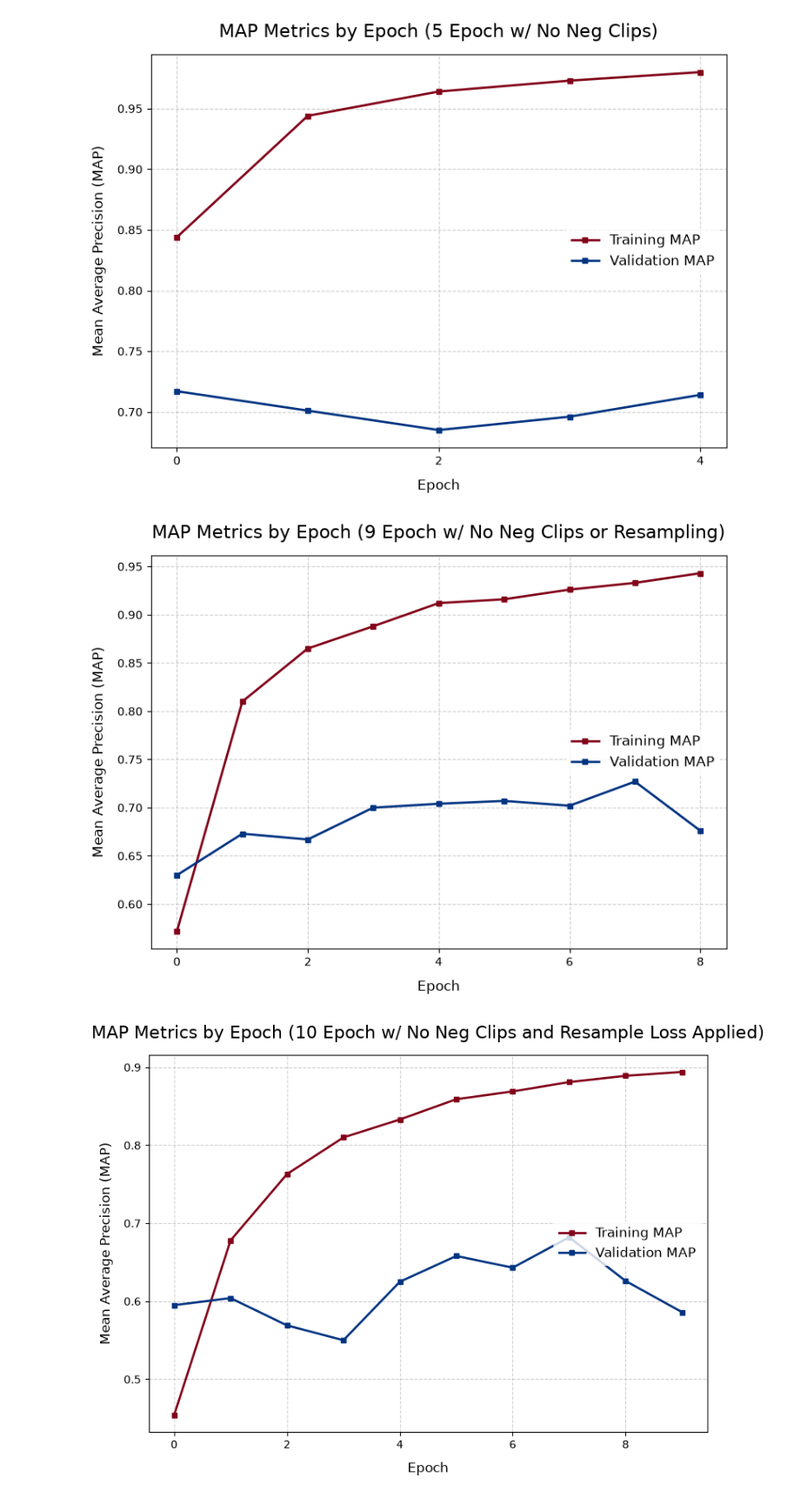
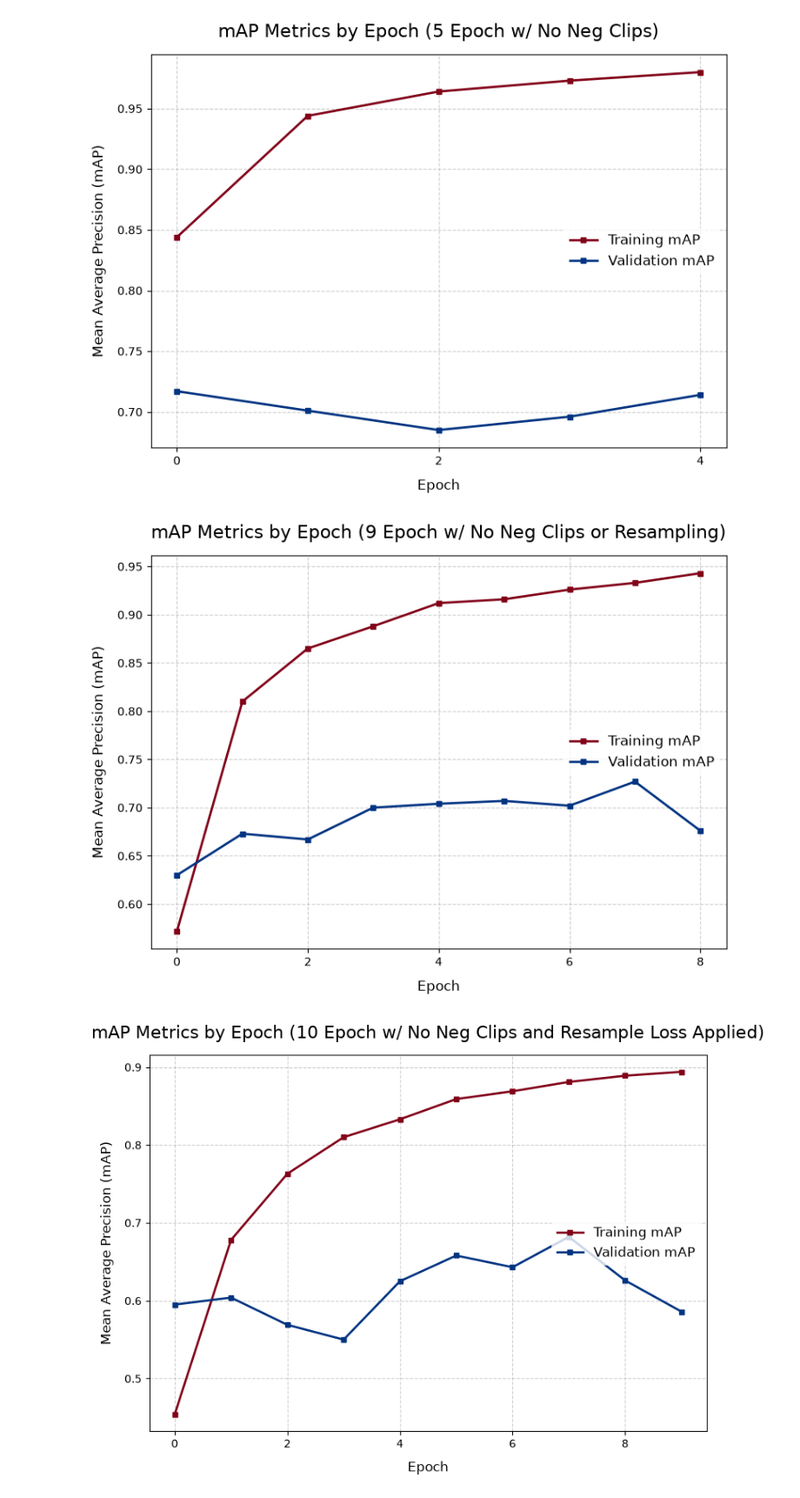
Before and after one commit to Grey-otoc/BioAcousticStreamEngine, a Jupyter notebook: training/V2-notebooks/04_plot_results.ipynb, the cells around one changed output. Shown at 87% size. Cells and saved outputs as stored; diff of their text form; code cells hidden in the pictures.

```diff
--- a/training/V2-notebooks/04_plot_results.ipynb
+++ b/training/V2-notebooks/04_plot_results.ipynb
@@ -78,8 +78,8 @@ plt.show()
 # %%
 data = {
     "Epoch": list(range(9)),
-    "Train_MAP": [.572, .810, .865, .888, .912, .916, .926, .933, .943],
-    "Val_MAP": [.630, .673, .667, .700, .704, .707, .702, .727, .676]
+    "Train_mAP": [.572, .810, .865, .888, .912, .916, .926, .933, .943],
+    "Val_mAP": [.630, .673, .667, .700, .704, .707, .702, .727, .676]
 }
 
 df = pd.DataFrame(data)
@@ -87,12 +87,12 @@ df = pd.DataFrame(data)
 plt.figure(figsize=(8, 6))
 plt.grid(True, linestyle="--", alpha=0.6)
 
-plt.plot(df["Epoch"], df["Train_MAP"], label="Training MAP", color="#820319", linewidth=2, marker="s", markersize=4)
-plt.plot(df["Epoch"], df["Val_MAP"], label="Validation MAP", color="#033482", linewidth=2, marker="s", markersize=4)
+plt.plot(df["Epoch"], df["Train_mAP"], label="Training mAP", color="#820319", linewidth=2, marker="s", markersize=4)
+plt.plot(df["Epoch"], df["Val_mAP"], label="Validation mAP", color="#033482", linewidth=2, marker="s", markersize=4)
 
-plt.title("MAP Metrics by Epoch (9 Epoch w/ No Neg Clips or Resampling)", fontsize=16, pad=15)
+plt.title("mAP Metrics by Epoch (9 Epoch w/ No Neg Clips or Resampling)", fontsize=16, pad=15)
 plt.xlabel("Epoch", fontsize=12, labelpad=10)
-plt.ylabel("Mean Average Precision (MAP)", fontsize=12, labelpad=10)
+plt.ylabel("Mean Average Precision (mAP)", fontsize=12, labelpad=10)
 
 plt.xticks(df["Epoch"][::2])
 
@@ -101,31 +101,31 @@ plt.legend(loc="center right", fontsize=12, frameon=True, facecolor="white", edg
 plt.tight_layout()
 plt.show()
 # %% [output]
-[figure, old version]
+[figure, new version]
 # %%
 data = {
     "Epoch": list(range(10)),
-    "Train_MAP": [.454, .678, .763, .810, .833, .859, .869, .881, .889, .894],
-    "Val_MAP": [.595, .604, .569, .550, .625, .658, .643, .682, .626, .586]
+    "Train_mAP": [.454, .678, .763, .810, .833, .859, .869, .881, .889, .894],
+    "Val_mAP": [.595, .604, .569, .550, .625, .658, .643, .682, .626, .586]
 }
 
 df = pd.DataFrame(data)
 
 plt.figure(figsize=(8, 6))
 plt.grid(True, linestyle="--", alpha=0.6)
 
-plt.plot(df["Epoch"], df["Train_MAP"], label="Training MAP", color="#820319", linewidth=2, marker="s", markersize=4)
-plt.plot(df["Epoch"], df["Val_MAP"], label="Validation MAP", color="#033482", linewidth=2, marker="s", markersize=4)
+plt.plot(df["Epoch"], df["Train_mAP"], label="Training mAP", color="#820319", linewidth=2, marker="s", markersize=4)
+plt.plot(df["Epoch"], df["Val_mAP"], label="Validation mAP", color="#033482", linewidth=2, marker="s", markersize=4)
 
-plt.title("MAP Metrics by Epoch (10 Epoch w/ No Neg Clips and Resample Loss Applied)", fontsize=16, pad=15)
+plt.title("mAP Metrics by Epoch (10 Epoch w/ No Neg Clips and Resample Loss Applied)", fontsize=16, pad=15)
 plt.xlabel("Epoch", fontsize=12, labelpad=10)
-plt.ylabel("Mean Average Precision (MAP)", fontsize=12, labelpad=10)
+plt.ylabel("Mean Average Precision (mAP)", fontsize=12, labelpad=10)
 
 plt.xticks(df["Epoch"][::2])
 
 plt.legend(loc="center right", fontsize=12, frameon=True, facecolor="white", edgecolor="none")
 
 plt.tight_layout()
 plt.show()
 # %% [output]
-[figure, old version]
+[figure, new version]
```
Also changed, not shown: parts of 6 cells of this notebook, 1 other file.
